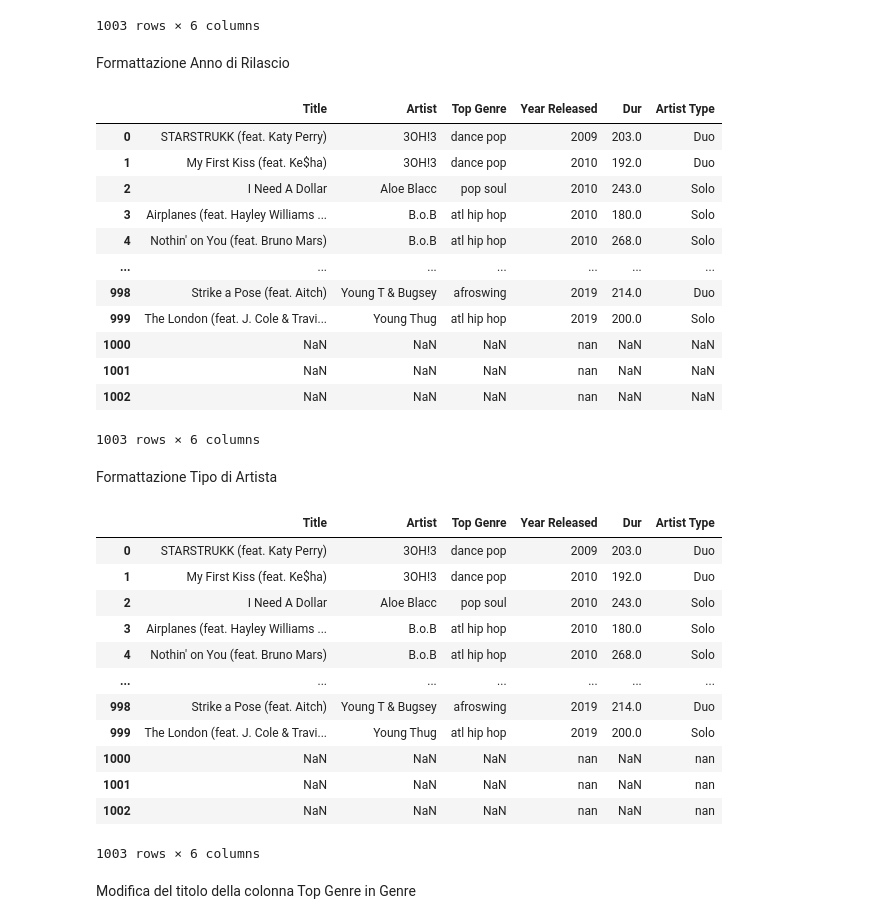
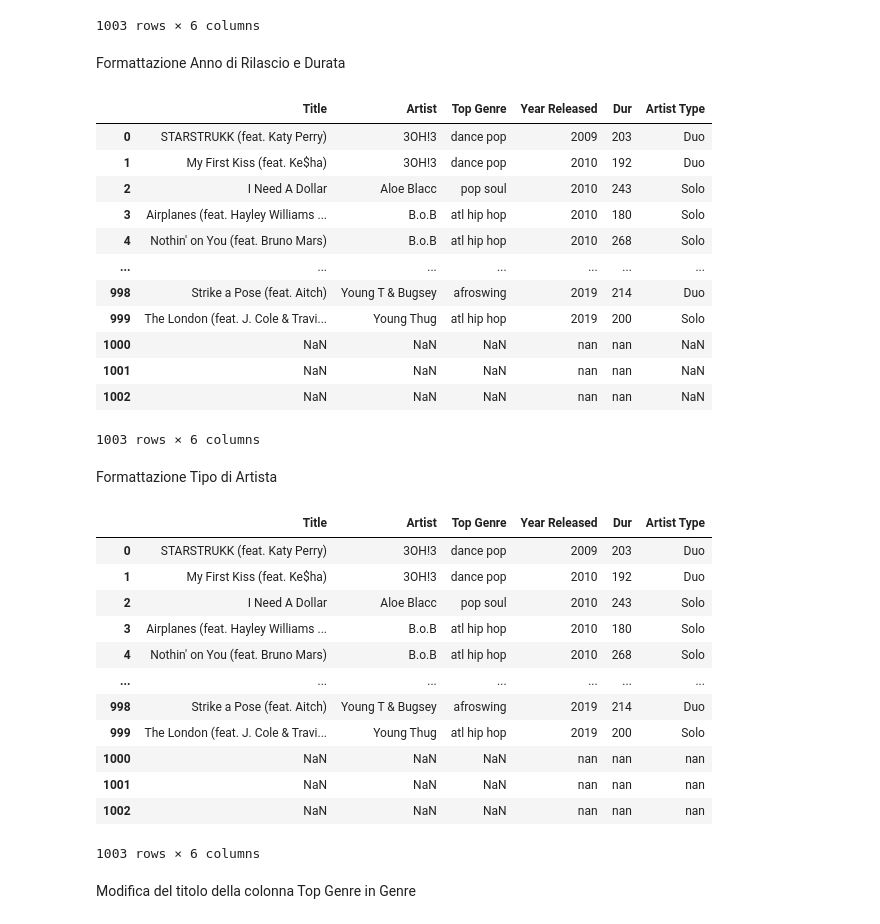
Before and after one commit to Kid-John/FiaProject, a Jupyter notebook: LikingSongs.ipynb, the cells around one changed output. Saved outputs shown, nothing was run; the diff lists cells and outputs as text; code cells hidden in the pictures.

```diff
--- a/LikingSongs.ipynb
+++ b/LikingSongs.ipynb
@@ -76,24 +76,25 @@ datasetSongs
 | 1002 | NaN | NaN | NaN | NaN | NaN | NaN |
 1003 rows × 6 columns
 # %% [markdown]
-Formattazione Anno di Rilascio
+Formattazione Anno di Rilascio e Durata
 # %%
 datasetSongs[['Year Released']] = datasetSongs[['Year Released']].apply(lambda x: x.astype(str).str.split('.').str[0])
+datasetSongs[['Dur']] = datasetSongs[['Dur']].apply(lambda x: x.astype(str).str.split('.').str[0])
 
 datasetSongs
 # %% [output]
 |  | Title | Artist | Top Genre | Year Released | Dur | Artist Type |
-| 0 | STARSTRUKK (feat. Katy Perry) | 3OH!3 | dance pop | 2009 | 203.0 | Duo |
-| 1 | My First Kiss (feat. Ke$ha) | 3OH!3 | dance pop | 2010 | 192.0 | Duo |
-| 2 | I Need A Dollar | Aloe Blacc | pop soul | 2010 | 243.0 | Solo |
-| 3 | Airplanes (feat. Hayley Williams ... | B.o.B | atl hip hop | 2010 | 180.0 | Solo |
-| 4 | Nothin' on You (feat. Bruno Mars) | B.o.B | atl hip hop | 2010 | 268.0 | Solo |
+| 0 | STARSTRUKK (feat. Katy Perry) | 3OH!3 | dance pop | 2009 | 203 | Duo |
+| 1 | My First Kiss (feat. Ke$ha) | 3OH!3 | dance pop | 2010 | 192 | Duo |
+| 2 | I Need A Dollar | Aloe Blacc | pop soul | 2010 | 243 | Solo |
+| 3 | Airplanes (feat. Hayley Williams ... | B.o.B | atl hip hop | 2010 | 180 | Solo |
+| 4 | Nothin' on You (feat. Bruno Mars) | B.o.B | atl hip hop | 2010 | 268 | Solo |
 | ... | ... | ... | ... | ... | ... | ... |
-| 998 | Strike a Pose (feat. Aitch) | Young T & Bugsey | afroswing | 2019 | 214.0 | Duo |
-| 999 | The London (feat. J. Cole & Travi... | Young Thug | atl hip hop | 2019 | 200.0 | Solo |
-| 1000 | NaN | NaN | NaN | nan | NaN | NaN |
-| 1001 | NaN | NaN | NaN | nan | NaN | NaN |
-| 1002 | NaN | NaN | NaN | nan | NaN | NaN |
+| 998 | Strike a Pose (feat. Aitch) | Young T & Bugsey | afroswing | 2019 | 214 | Duo |
+| 999 | The London (feat. J. Cole & Travi... | Young Thug | atl hip hop | 2019 | 200 | Solo |
+| 1000 | NaN | NaN | NaN | nan | nan | NaN |
+| 1001 | NaN | NaN | NaN | nan | nan | NaN |
+| 1002 | NaN | NaN | NaN | nan | nan | NaN |
 1003 rows × 6 columns
 # %% [markdown]
 Formattazione Tipo di Artista
@@ -103,17 +104,17 @@ datasetSongs['Artist Type'] = datasetSongs['Artist Type'].apply(lambda x: str(x)
 datasetSongs
 # %% [output]
 |  | Title | Artist | Top Genre | Year Released | Dur | Artist Type |
-| 0 | STARSTRUKK (feat. Katy Perry) | 3OH!3 | dance pop | 2009 | 203.0 | Duo |
-| 1 | My First Kiss (feat. Ke$ha) | 3OH!3 | dance pop | 2010 | 192.0 | Duo |
-| 2 | I Need A Dollar | Aloe Blacc | pop soul | 2010 | 243.0 | Solo |
-| 3 | Airplanes (feat. Hayley Williams ... | B.o.B | atl hip hop | 2010 | 180.0 | Solo |
-| 4 | Nothin' on You (feat. Bruno Mars) | B.o.B | atl hip hop | 2010 | 268.0 | Solo |
+| 0 | STARSTRUKK (feat. Katy Perry) | 3OH!3 | dance pop | 2009 | 203 | Duo |
+| 1 | My First Kiss (feat. Ke$ha) | 3OH!3 | dance pop | 2010 | 192 | Duo |
+| 2 | I Need A Dollar | Aloe Blacc | pop soul | 2010 | 243 | Solo |
+| 3 | Airplanes (feat. Hayley Williams ... | B.o.B | atl hip hop | 2010 | 180 | Solo |
+| 4 | Nothin' on You (feat. Bruno Mars) | B.o.B | atl hip hop | 2010 | 268 | Solo |
 | ... | ... | ... | ... | ... | ... | ... |
-| 998 | Strike a Pose (feat. Aitch) | Young T & Bugsey | afroswing | 2019 | 214.0 | Duo |
-| 999 | The London (feat. J. Cole & Travi... | Young Thug | atl hip hop | 2019 | 200.0 | Solo |
-| 1000 | NaN | NaN | NaN | nan | NaN | nan |
-| 1001 | NaN | NaN | NaN | nan | NaN | nan |
-| 1002 | NaN | NaN | NaN | nan | NaN | nan |
+| 998 | Strike a Pose (feat. Aitch) | Young T & Bugsey | afroswing | 2019 | 214 | Duo |
+| 999 | The London (feat. J. Cole & Travi... | Young Thug | atl hip hop | 2019 | 200 | Solo |
+| 1000 | NaN | NaN | NaN | nan | nan | nan |
+| 1001 | NaN | NaN | NaN | nan | nan | nan |
+| 1002 | NaN | NaN | NaN | nan | nan | nan |
 1003 rows × 6 columns
 # %% [markdown]
 Modifica del titolo della colonna Top Genre in Genre
```
Also changed, not shown: parts of 12 cells of this notebook.
